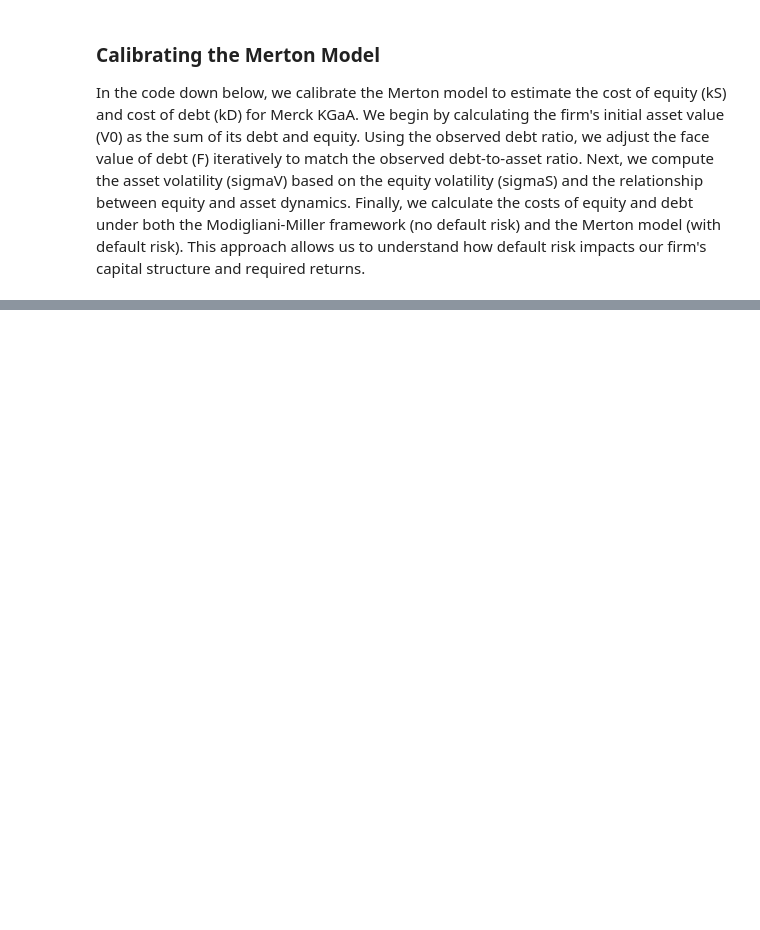
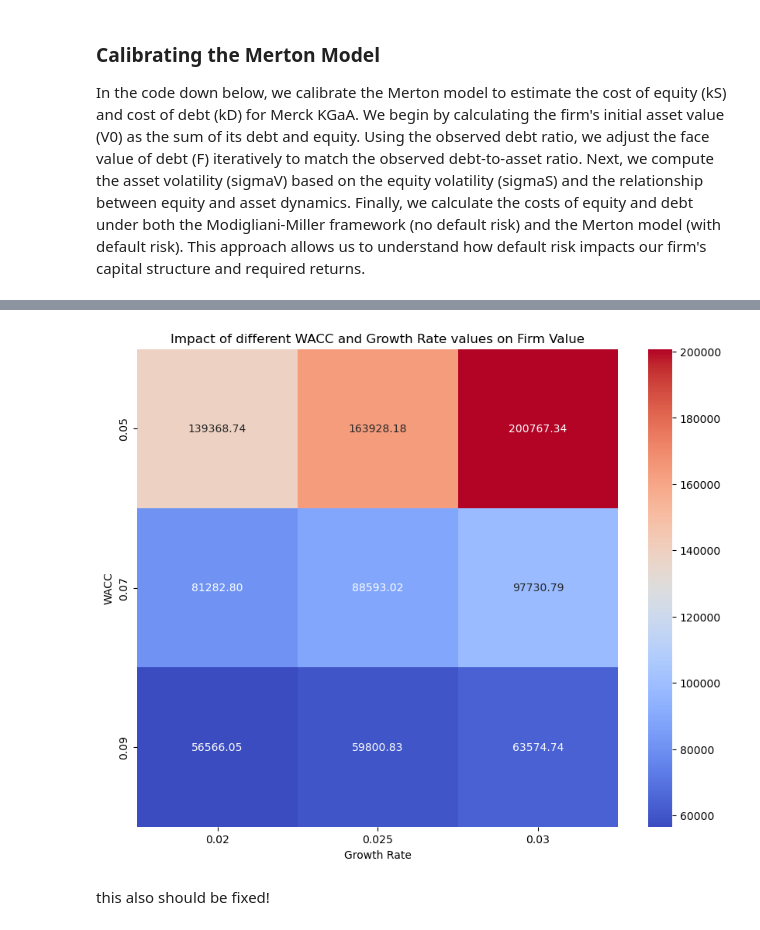
Before and after one commit to Japulgarin/Advanced-Corporate-Finance, a Jupyter notebook: ACF_assignment.ipynb, the cells around one changed output, grey strips where cells are left out. Cells and saved outputs as stored; diff of their text form; code cells hidden in the pictures; blank space fills up the shorter version.

```diff
--- a/ACF_assignment.ipynb
+++ b/ACF_assignment.ipynb
@@ -855,0 +846,35 @@ Target Market Capitalization (Equity): €62651.00
+# %%
+import seaborn as sns
+import itertools
+
+# Next I consider potential interactions between variables
+interaction_results = []
+for w in [0.05, 0.07, 0.09]:  # I pick sample WACC values
+    for g in [0.02, 0.025, 0.03]:  # and then I pick sample growth rate values
+                fv = calculate_firm_value(fcf, w, g)
+                interaction_results.append({
+                    'WACC': w,
+                    'Growth Rate': g,
+                    'Firm Value': fv
+                })
+
+interaction_df = pd.DataFrame(interaction_results)
+
+# Here I list variables to pair with each other
+variables = ["WACC", "Growth Rate"]
+
+# Then I make a for loop to iterate over all combinations of variable pairs
+for var1, var2 in itertools.combinations(variables, 2):
+    heatmap_data = interaction_df.pivot_table(values="Firm Value", index=var1, columns=var2)
+
+    # Finally, I plot the heatmap
+    plt.figure(figsize=(10, 8))
+    sns.heatmap(heatmap_data, annot=True, fmt=".2f", cmap="coolwarm")
+    plt.title(f"Impact of different {var1} and {var2} values on Firm Value")
+    plt.xlabel(var2)
+    plt.ylabel(var1)
+    plt.show()
+# %% [output]
+[figure, added]
+# %% [markdown]
+this also should be fixed!
```
Also changed, not shown: parts of 51 cells of this notebook.
